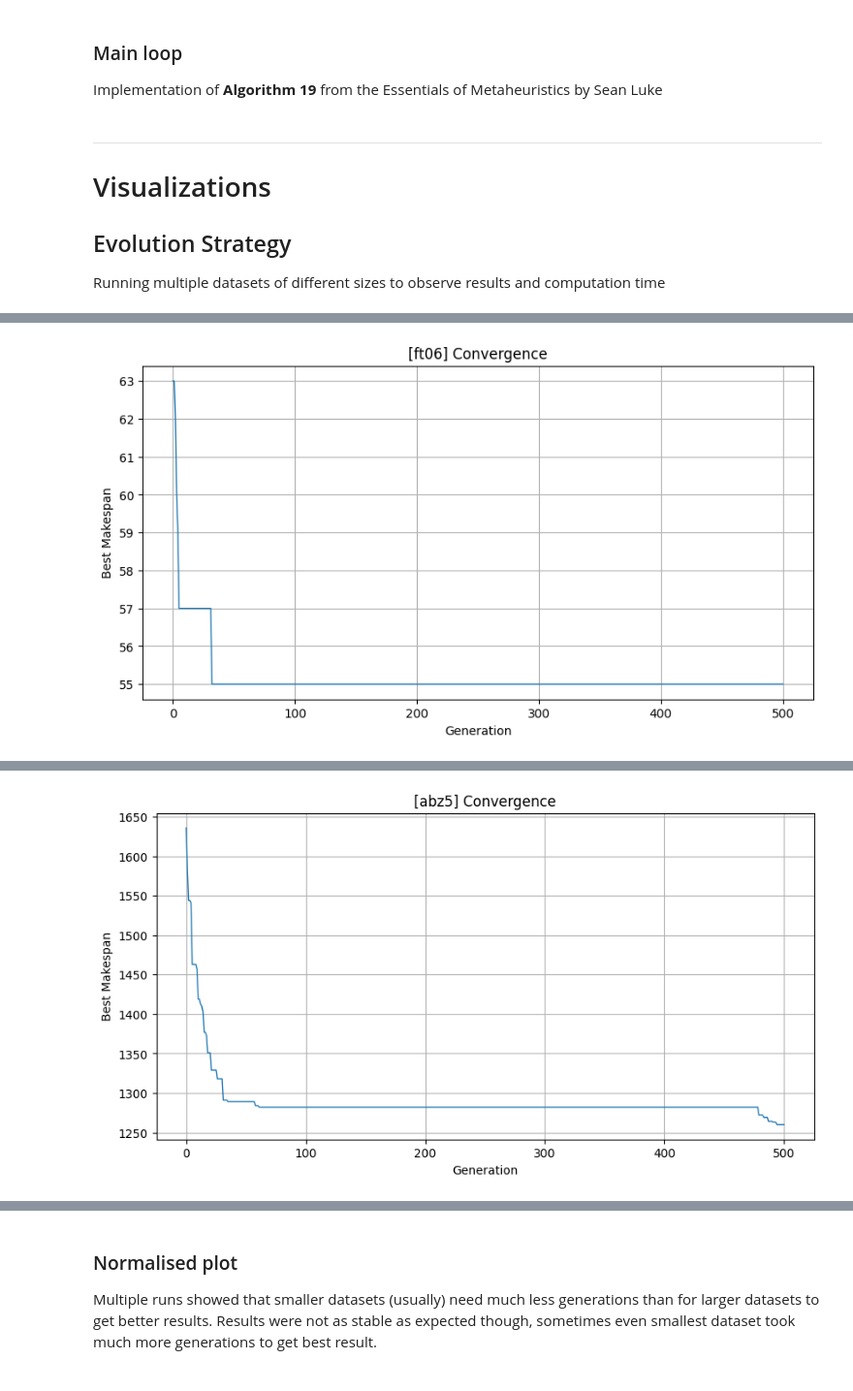
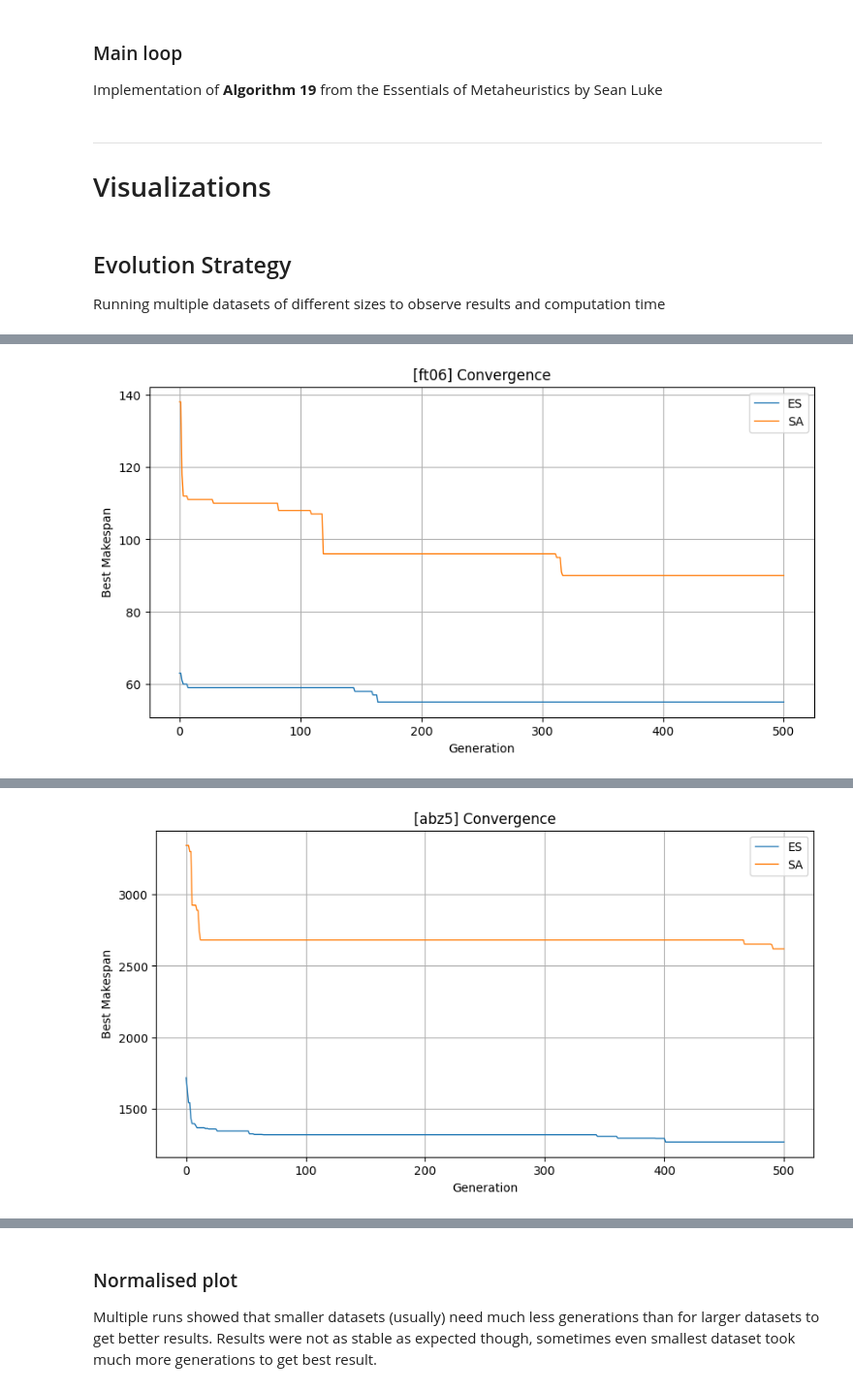
Before and after one commit to andrej-kutny/iops-roa, a Jupyter notebook: iops-roa-giustacchini-kutny.ipynb, the cells around one changed output, grey strips where cells are left out. Shown at 97% size. Drawn from its saved outputs; the diff is of its cells as text; code cells hidden in the pictures.

Commit message:
added plotting for sa and combined sa+es plotting

```diff
--- a/iops-roa-giustacchini-kutny.ipynb
+++ b/iops-roa-giustacchini-kutny.ipynb
@@ -164,21 +165,24 @@ def simulated_annealing(input_solution, data, t = 120, target_time = 60):
     candidate_solution = input_solution.copy()
     best_solution = candidate_solution.copy()
     best_makespan = compute_sa_makespan(best_solution, data)
+    history = [best_makespan]
     while t > 0 and best_makespan > target_time:
         tweaked_solution = tweak_candidate_solution(candidate_solution.copy())
         tweaked_makespan = compute_sa_makespan(tweaked_solution, data)
         candidate_makespan = compute_sa_makespan(candidate_solution, data)
         quality_temp_ratio = -(tweaked_makespan - candidate_makespan) / t
-        if tweaked_makespan < candidate_makespan:
+
+        if tweaked_makespan < candidate_makespan or np.random.rand() < np.exp(quality_temp_ratio):
             candidate_solution = tweaked_solution
-        elif np.random.rand() < np.exp(quality_temp_ratio):
-            candidate_solution = tweaked_solution
-        t -= 1
+
         if candidate_makespan < best_makespan:
             best_solution = candidate_solution.copy()
             best_makespan = candidate_makespan
+        history.append(best_makespan)
+        t -= 1
 
-    return best_solution
+
+    return best_solution, best_makespan, history
 # %% [markdown]
 ### Testing functions for dataset abz5
 # %%
@@ -186,8 +190,8 @@ result_from_dataset = load_from_dataset('abz5')
 num_jobs, num_machines, _ = result_from_dataset.shape
 candidate_solution = generate_random_solution(num_jobs, num_machines)
 print(candidate_solution, compute_sa_makespan(candidate_solution, result_from_dataset))
-best_solution = simulated_annealing(candidate_solution, result_from_dataset)
-print(best_solution, compute_sa_makespan(best_solution, result_from_dataset))
+best_solution, best_makespan, _ = simulated_annealing(candidate_solution, result_from_dataset)
+print(best_solution, best_makespan)
 # %% [output]
 [2 2 6 1 3 9 6 1 0 1 9 0 0 9 3 4 0 0 4 1 7 3 2 4 7 2 4 8 0 7 9 3 4 6 1 5 6
  2 1 8 3 5 0 2 6 2 4 4 6 3 0 6 4 7 6 7 1 5 7 9 2 4 8 1 2 1 1 3 5 9 0 8 6 3
@@ -335,37 +339,54 @@ def evolution_strategy(data, mu, lam, max_generations, c=0.85):
         history.append(best_makespan)
 
     return best_individual, best_makespan, history
+# %% [markdown]
+---
+
+# Visualizations
 # %% [markdown]
----
-
-# Visualizations
-
 ## Evolution Strategy
 
 Running multiple datasets of different sizes to observe results and computation time
 # %%
-all_histories = []
+es_full_history = []
+sa_full_history = []
+
+GENERATIONS = 500
 
 for dataset_name in ['ft06', 'abz5', 'la36', 'swv10']:
     data = load_from_dataset(dataset_name)
     num_jobs, num_machines, _ = data.shape
+    label = f"{dataset_name} ({num_jobs} x {num_machines})"
     print(f"[{dataset_name}] ({num_jobs} jobs, {num_machines} machines)")
 
+    # es
     start_time = time.time()
-    best_individual, best_makespan, history = evolution_strategy(data, mu=10, lam=70, max_generations=500)
-    elapsed_time = time.time() - start_time
+    _, es_makespan, es_history = evolution_strategy(data, mu=10, lam=70, max_generations=GENERATIONS)
+    es_time = time.time() - start_time
 
-    print(f"[{dataset_name}] Best makespan found: {best_makespan}, finished in {elapsed_time:.2f} seconds")
+    print(f"[ES] [{dataset_name}] Best makespan found: {es_makespan}, finished in {es_time:.2f} seconds")
+
+    es_full_history.append((es_history, label))
+
+    # sa
+    start_time = time.time()
+    candidate_solution = generate_random_solution(num_jobs, num_machines)
+    _, sa_makespan, sa_history = simulated_annealing(candidate_solution, data, t=GENERATIONS, target_time=0)
+    sa_time = time.time() - start_time
+
+    print(f"[SA] [{dataset_name}] Best makespan found: {sa_makespan}, finished in {sa_time:.2f} seconds")
 
     label = f"{dataset_name} ({num_jobs} x {num_machines})"
-    all_histories.append((history, label))
+    sa_full_history.append((sa_history, label))
 
     plt.figure(figsize=(10, 5))
-    plt.plot(history, linewidth=1)
+    plt.plot(es_history, linewidth=1, label='ES')
+    plt.plot(sa_history, linewidth=1, label='SA')
     plt.xlabel('Generation')
     plt.ylabel('Best Makespan')
     plt.title(f'[{dataset_name}] Convergence')
     plt.grid(True)
+    plt.legend()
     plt.show()
 # %% [output]
 [ft06] (6 jobs, 6 machines)
@@ -373,2 +395,2 @@ for dataset_name in ['ft06', 'abz5', 'la36', 'swv10']:
-[figure, old version]
+[figure, new version]
 [abz5] (10 jobs, 10 machines)
@@ -376,2 +399,2 @@ for dataset_name in ['ft06', 'abz5', 'la36', 'swv10']:
-[figure, old version]
+[figure, new version]
 [la36] (15 jobs, 15 machines)
```
Also changed, not shown: parts of 6 cells of this notebook.
